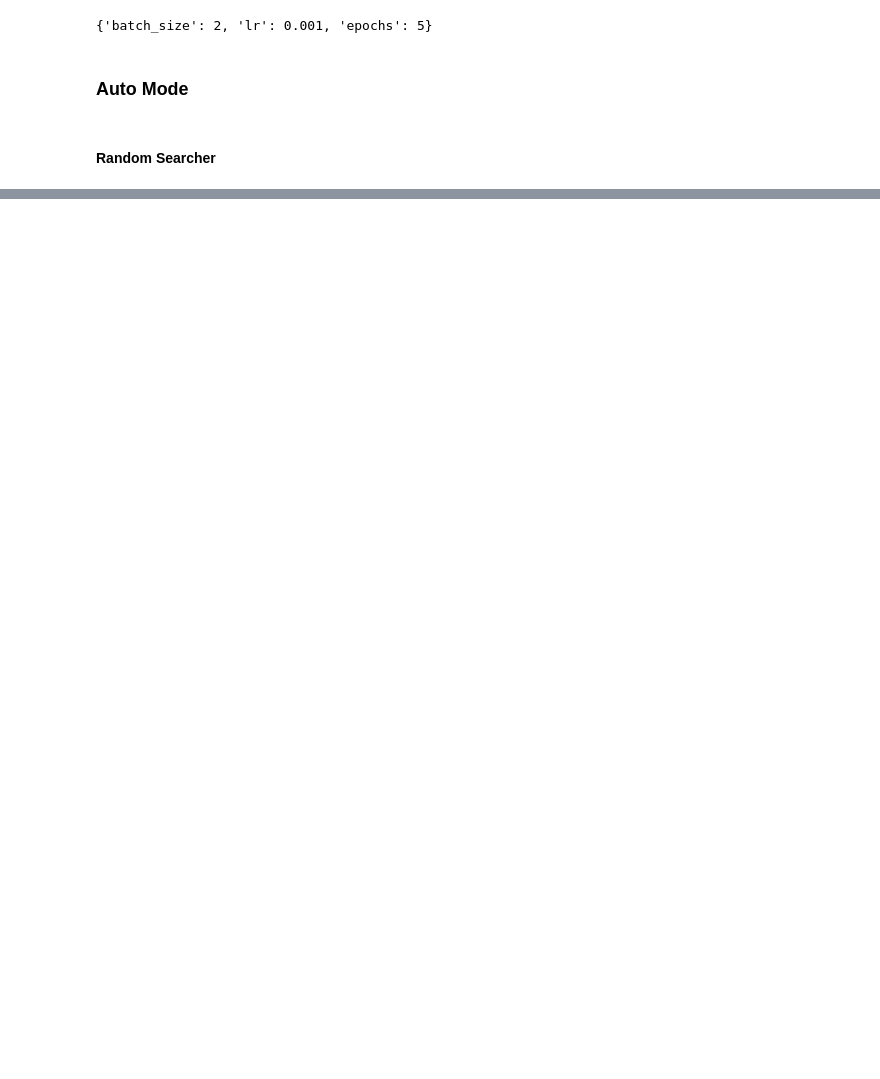
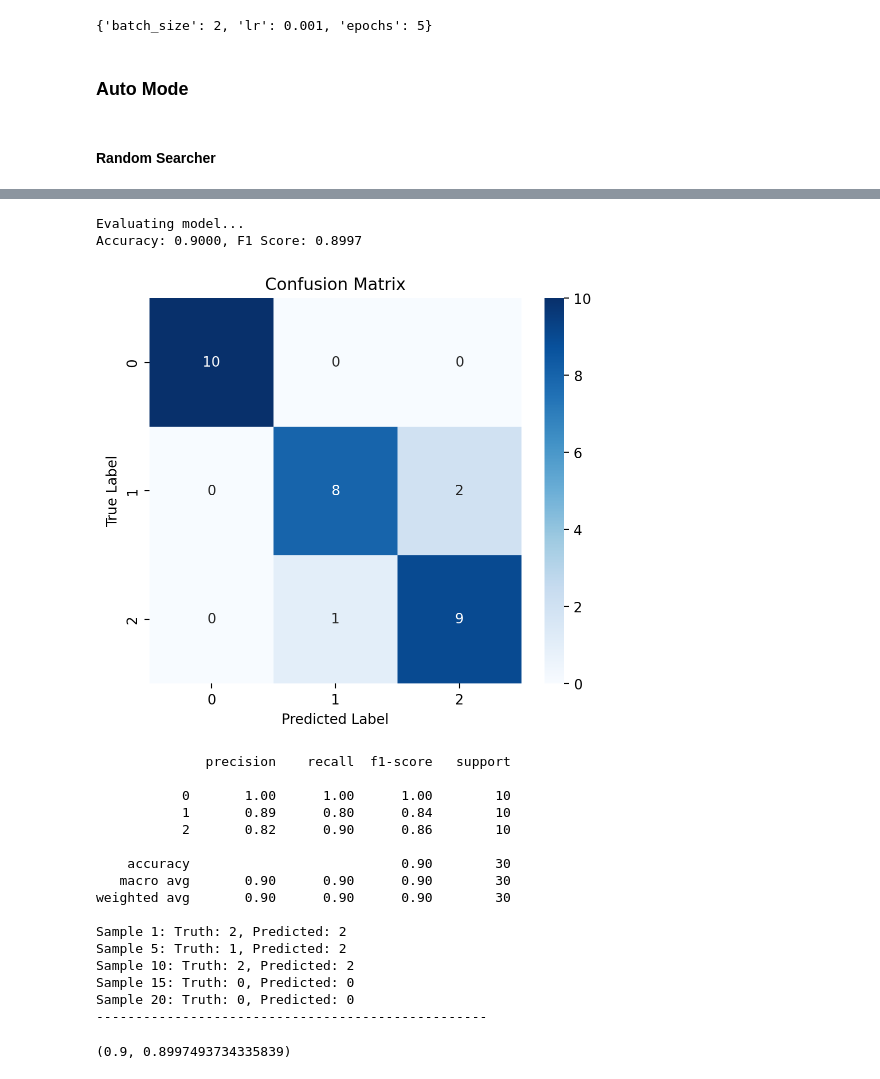
Before and after one commit to Soham-Gaonkar/STTAI-Assignment6-Reproducibility-and-HPO, a Jupyter notebook: section2.ipynb, the cells around one changed output, grey strips where cells are left out. Drawn from its saved outputs; the diff is of its cells as text; code cells hidden in the pictures; blank space fills up the shorter version.

```diff
--- a/section2.ipynb
+++ b/section2.ipynb
@@ -463,0 +493,23 @@ def train_auto_mode(train_data, search_strategy):
+# %%
+evaluate_model(predictor1,test_df)
+# %% [output]
+Evaluating model...
+Accuracy: 0.9000, F1 Score: 0.8997
+[figure, added]
+              precision    recall  f1-score   support
+
+           0       1.00      1.00      1.00        10
+           1       0.89      0.80      0.84        10
+           2       0.82      0.90      0.86        10
+
+    accuracy                           0.90        30
+   macro avg       0.90      0.90      0.90        30
+weighted avg       0.90      0.90      0.90        30
+
+Sample 1: Truth: 2, Predicted: 2
+Sample 5: Truth: 1, Predicted: 2
+Sample 10: Truth: 2, Predicted: 2
+Sample 15: Truth: 0, Predicted: 0
+Sample 20: Truth: 0, Predicted: 0
+--------------------------------------------------
+(0.9, 0.8997493734335839)
```
Also changed, not shown: parts of 13 cells of this notebook, 55 other files.
